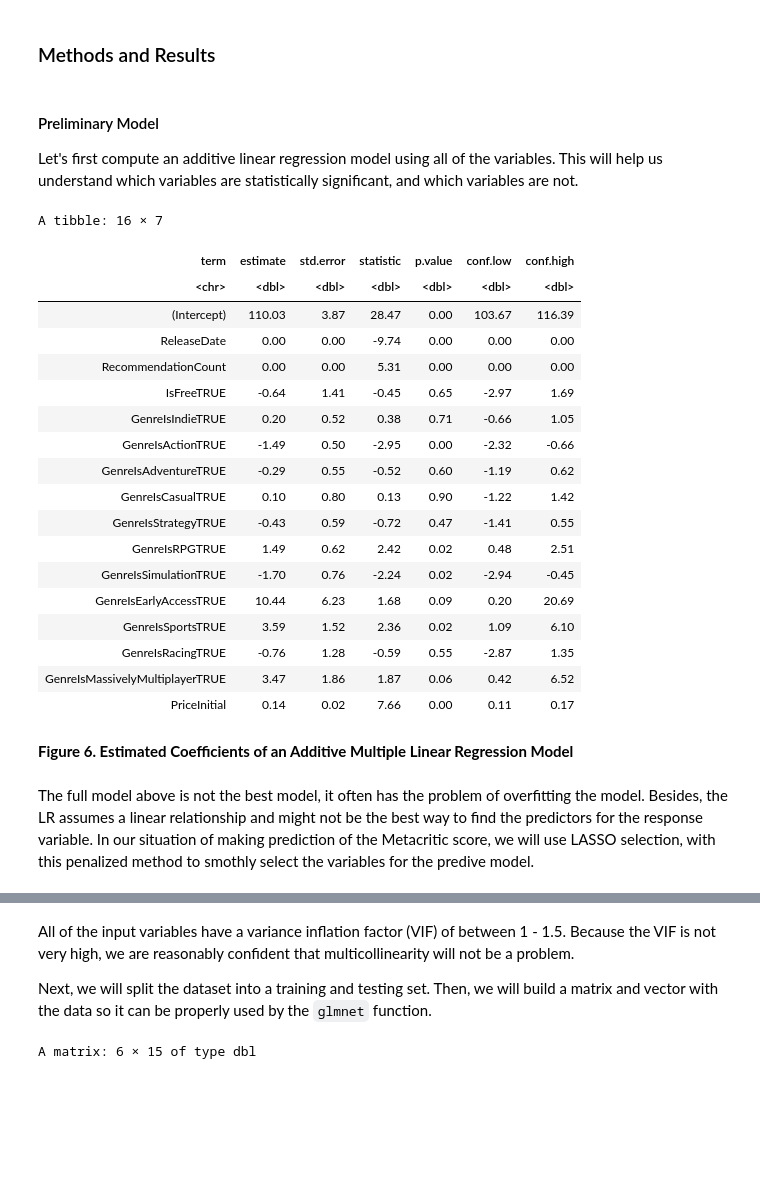
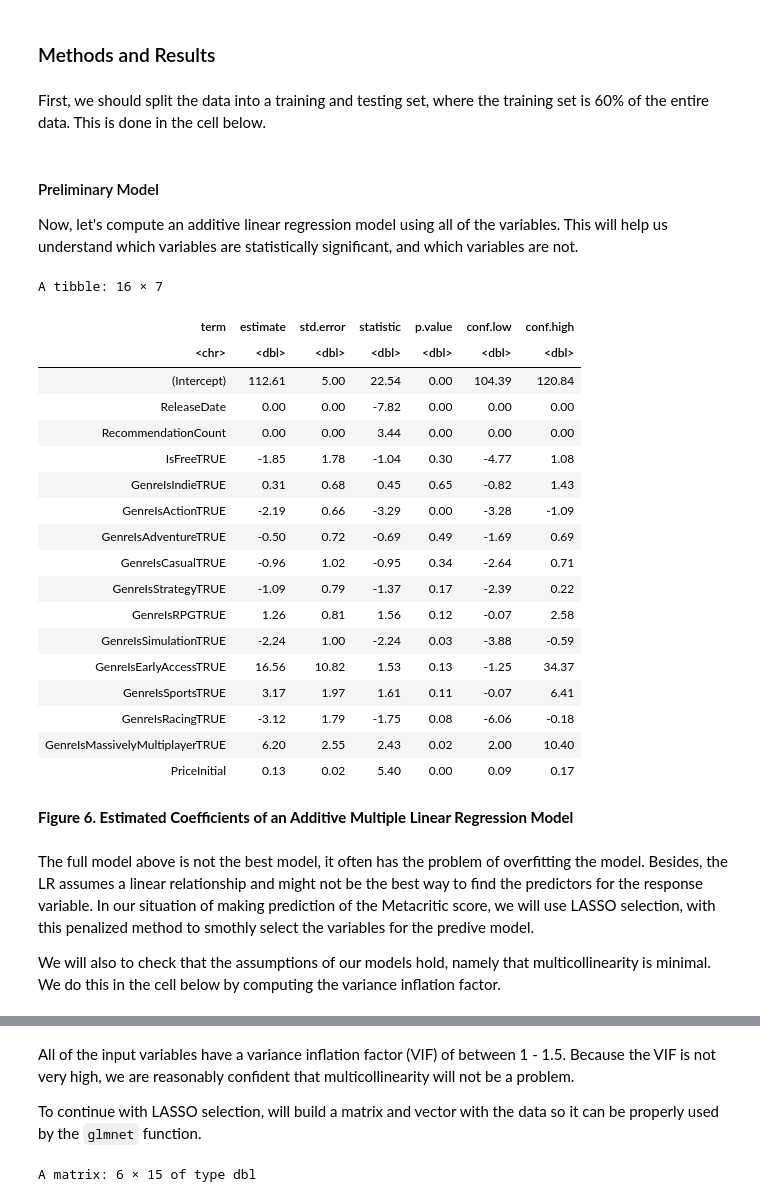
Before and after one commit to DanielZSWE/STAT-301-Project, a Jupyter notebook: stat-301_final_report.ipynb, the cells around one changed output, grey strips where cells are left out. Cells and saved outputs as stored; diff of their text form; code cells hidden in the pictures; blank space fills up the shorter version.

```diff
--- a/stat-301_final_report.ipynb
+++ b/stat-301_final_report.ipynb
@@ -215,3 +216,5 @@ A tibble: 1 × 5
 As we can see, the average Metacritic score of a Steam game is approximately **72**, and the average release date was in **November, 2012**. In addition, Steam games have received around **4600** recommendations on average, and have a mean price of approximately **$15**.
 # %% [markdown]
 ### Methods and Results
+# %% [markdown]
+First, we should split the data into a training and testing set, where the training set is 60% of the entire data. This is done in the cell below.
@@ -218,37 +236,38 @@ As we can see, the average Metacritic score of a Steam game is approximately **7
 # %% [markdown]
-
 #### Preliminary Model
-Let's first compute an additive linear regression model using all of the variables. This will help us understand which variables are statistically significant, and which variables are not.
+Now, let's compute an additive linear regression model using all of the variables. This will help us understand which variables are statistically significant, and which variables are not.
 # %%
-steam_games_mlr_add <- lm(Metacritic ~ . - ResponseName, data = steam_games)
+steam_games_mlr_add <- lm(Metacritic ~ ., data = training_Steam %>% select(-ResponseName)) #use training steam as the data, but omit ResponseName
 
-steam_games_mlr_add_tidy <- tidy(steam_games_mlr_add, conf.level = 0.9, conf.int = TRUE) %>% mutate_if(is.numeric, round, 2)
+steam_games_mlr_add_tidy <- tidy(steam_games_mlr_add, conf.level = 0.9, conf.int = TRUE) %>% mutate_if(is.numeric, round, 2) #show estimates and intervals
 steam_games_mlr_add_tidy
 # %% [output]
 A tibble: 16 × 7
 | term | estimate | std.error | statistic | p.value | conf.low | conf.high |
 | <chr> | <dbl> | <dbl> | <dbl> | <dbl> | <dbl> | <dbl> |
-| (Intercept) | 110.03 | 3.87 | 28.47 | 0.00 | 103.67 | 116.39 |
-| ReleaseDate | 0.00 | 0.00 | -9.74 | 0.00 | 0.00 | 0.00 |
-| RecommendationCount | 0.00 | 0.00 | 5.31 | 0.00 | 0.00 | 0.00 |
-| IsFreeTRUE | -0.64 | 1.41 | -0.45 | 0.65 | -2.97 | 1.69 |
-| GenreIsIndieTRUE | 0.20 | 0.52 | 0.38 | 0.71 | -0.66 | 1.05 |
-| GenreIsActionTRUE | -1.49 | 0.50 | -2.95 | 0.00 | -2.32 | -0.66 |
-| GenreIsAdventureTRUE | -0.29 | 0.55 | -0.52 | 0.60 | -1.19 | 0.62 |
-| GenreIsCasualTRUE | 0.10 | 0.80 | 0.13 | 0.90 | -1.22 | 1.42 |
-| GenreIsStrategyTRUE | -0.43 | 0.59 | -0.72 | 0.47 | -1.41 | 0.55 |
-| GenreIsRPGTRUE | 1.49 | 0.62 | 2.42 | 0.02 | 0.48 | 2.51 |
-| GenreIsSimulationTRUE | -1.70 | 0.76 | -2.24 | 0.02 | -2.94 | -0.45 |
-| GenreIsEarlyAccessTRUE | 10.44 | 6.23 | 1.68 | 0.09 | 0.20 | 20.69 |
-| GenreIsSportsTRUE | 3.59 | 1.52 | 2.36 | 0.02 | 1.09 | 6.10 |
-| GenreIsRacingTRUE | -0.76 | 1.28 | -0.59 | 0.55 | -2.87 | 1.35 |
-| GenreIsMassivelyMultiplayerTRUE | 3.47 | 1.86 | 1.87 | 0.06 | 0.42 | 6.52 |
-| PriceInitial | 0.14 | 0.02 | 7.66 | 0.00 | 0.11 | 0.17 |
+| (Intercept) | 112.61 | 5.00 | 22.54 | 0.00 | 104.39 | 120.84 |
+| ReleaseDate | 0.00 | 0.00 | -7.82 | 0.00 | 0.00 | 0.00 |
+| RecommendationCount | 0.00 | 0.00 | 3.44 | 0.00 | 0.00 | 0.00 |
+| IsFreeTRUE | -1.85 | 1.78 | -1.04 | 0.30 | -4.77 | 1.08 |
+| GenreIsIndieTRUE | 0.31 | 0.68 | 0.45 | 0.65 | -0.82 | 1.43 |
+| GenreIsActionTRUE | -2.19 | 0.66 | -3.29 | 0.00 | -3.28 | -1.09 |
+| GenreIsAdventureTRUE | -0.50 | 0.72 | -0.69 | 0.49 | -1.69 | 0.69 |
+| GenreIsCasualTRUE | -0.96 | 1.02 | -0.95 | 0.34 | -2.64 | 0.71 |
+| GenreIsStrategyTRUE | -1.09 | 0.79 | -1.37 | 0.17 | -2.39 | 0.22 |
+| GenreIsRPGTRUE | 1.26 | 0.81 | 1.56 | 0.12 | -0.07 | 2.58 |
+| GenreIsSimulationTRUE | -2.24 | 1.00 | -2.24 | 0.03 | -3.88 | -0.59 |
+| GenreIsEarlyAccessTRUE | 16.56 | 10.82 | 1.53 | 0.13 | -1.25 | 34.37 |
+| GenreIsSportsTRUE | 3.17 | 1.97 | 1.61 | 0.11 | -0.07 | 6.41 |
+| GenreIsRacingTRUE | -3.12 | 1.79 | -1.75 | 0.08 | -6.06 | -0.18 |
+| GenreIsMassivelyMultiplayerTRUE | 6.20 | 2.55 | 2.43 | 0.02 | 2.00 | 10.40 |
+| PriceInitial | 0.13 | 0.02 | 5.40 | 0.00 | 0.09 | 0.17 |
 # %% [markdown]
 **Figure 6. Estimated Coefficients of an Additive Multiple Linear Regression Model**
 # %% [markdown]
 The full model above is not the best model, it often has the problem of overfitting the model. Besides, the LR assumes a linear relationship and might not be the best way to find the predictors for the response variable.
 In our situation of making prediction of the Metacritic score, we will use LASSO selection, with this penalized method to smothly select the variables for the predive model.
+
+We will also to check that the assumptions of our models hold, namely that multicollinearity is minimal. We do this in the cell below by computing the variance inflation factor.
 # %%
 lasso_variables_vif <-
    vif(lm(Metacritic ~ReleaseDate+RecommendationCount+IsFree+GenreIsIndie+GenreIsAction+GenreIsAdventure+GenreIsCasual+GenreIsStrategy+GenreIsRPG+GenreIsSimulation+GenreIsEarlyAccess+GenreIsSports+
@@ -275,5 +294,5 @@ lasso_variables_vif
 # %% [markdown]
 All of the input variables have a variance inflation factor (VIF) of between 1 - 1.5. Because the VIF is not very high, we are reasonably confident that multicollinearity will not be a problem.
 
-Next, we will split the dataset into a training and testing set. Then, we will build a matrix and vector with the data so it can be properly used by the `glmnet` function.
+To continue with LASSO selection, will build a matrix and vector with the data so it can be properly used by the `glmnet` function.
 # %%
```
Also changed, not shown: parts of 8 cells of this notebook.
